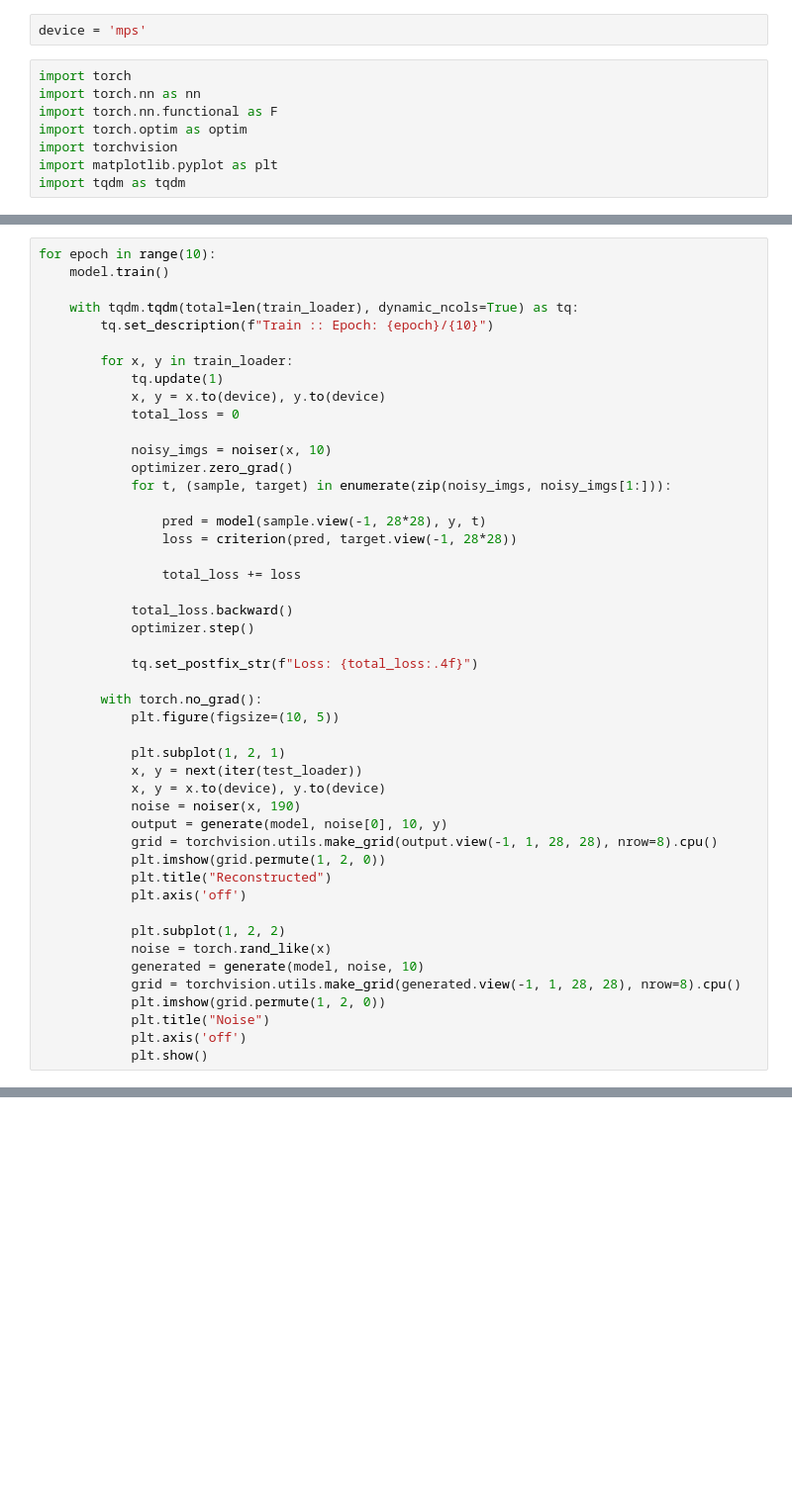
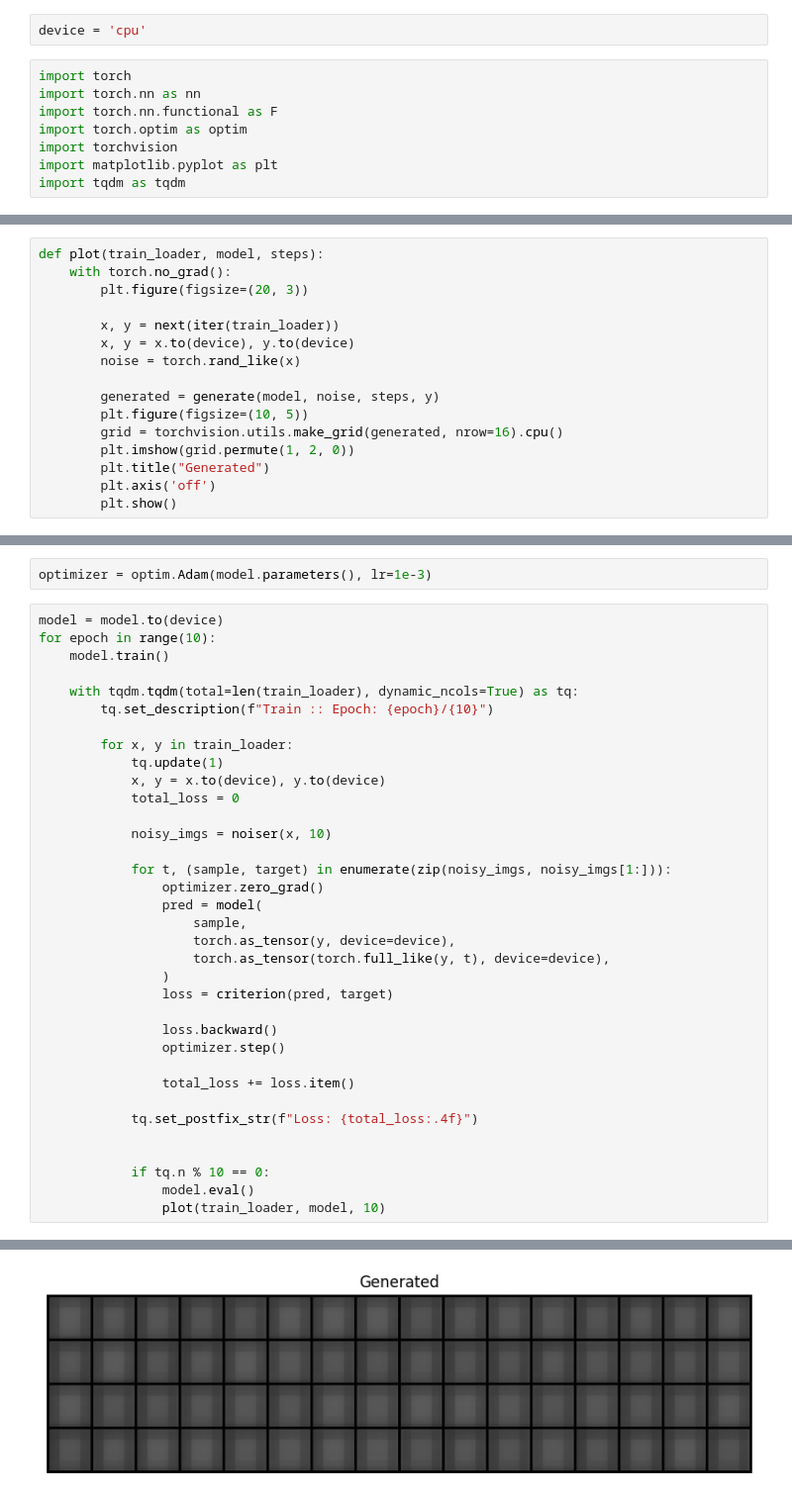
Before and after one commit to karanravindra/nn-zoo, a Jupyter notebook: qmnist/diffusion.ipynb, the cells around one changed output, grey strips where cells are left out. Shown at 99% size. Cells and saved outputs as stored; diff of their text form; blank space fills up the shorter version.

```diff
--- a/qmnist/diffusion.ipynb
+++ b/qmnist/diffusion.ipynb
@@ -1,5 +1,5 @@
 # %%
-device = 'mps'
+device = 'cpu'
 # %%
 import torch
 import torch.nn as nn
@@ -97 +58,17 @@ def generate(model, noise, steps, classes=None):
     return noise
+# %%
+def plot(train_loader, model, steps):
+    with torch.no_grad():
+        plt.figure(figsize=(20, 3))
+
+        x, y = next(iter(train_loader))
+        x, y = x.to(device), y.to(device)
+        noise = torch.rand_like(x)
+
+        generated = generate(model, noise, steps, y)
+        plt.figure(figsize=(10, 5))
+        grid = torchvision.utils.make_grid(generated, nrow=16).cpu()
+        plt.imshow(grid.permute(1, 2, 0))
+        plt.title("Generated")
+        plt.axis('off')
+        plt.show()
@@ -98,4 +200,7 @@ def generate(model, noise, steps, classes=None):
+# %%
+optimizer = optim.Adam(model.parameters(), lr=1e-3)
 # %%
+model = model.to(device)
 for epoch in range(10):
     model.train()
 
@@ -108,38 +213,25 @@ for epoch in range(10):
             total_loss = 0
 
             noisy_imgs = noiser(x, 10)
-            optimizer.zero_grad()
+
             for t, (sample, target) in enumerate(zip(noisy_imgs, noisy_imgs[1:])):
+                optimizer.zero_grad()
+                pred = model(
+                    sample,
+                    torch.as_tensor(y, device=device),
+                    torch.as_tensor(torch.full_like(y, t), device=device),
+                )
+                loss = criterion(pred, target)
 
-                pred = model(sample.view(-1, 28*28), y, t)
-                loss = criterion(pred, target.view(-1, 28*28))
+                loss.backward()
+                optimizer.step()
 
-                total_loss += loss
-
-            total_loss.backward()
-            optimizer.step()
+                total_loss += loss.item()
 
             tq.set_postfix_str(f"Loss: {total_loss:.4f}")
 
-        with torch.no_grad():
-            plt.figure(figsize=(10, 5))
 
-            plt.subplot(1, 2, 1)
-            x, y = next(iter(test_loader))
-            x, y = x.to(device), y.to(device)
-            noise = noiser(x, 190)
-            output = generate(model, noise[0], 10, y)
-            grid = torchvision.utils.make_grid(output.view(-1, 1, 28, 28), nrow=8).cpu()
-            plt.imshow(grid.permute(1, 2, 0))
-            plt.title("Reconstructed")
-            plt.axis('off')
-
-            plt.subplot(1, 2, 2)
-            noise = torch.rand_like(x)
-            generated = generate(model, noise, 10)
-            grid = torchvision.utils.make_grid(generated.view(-1, 1, 28, 28), nrow=8).cpu()
-            plt.imshow(grid.permute(1, 2, 0))
-            plt.title("Noise")
-            plt.axis('off')
-            plt.show()
+            if tq.n % 10 == 0:
+                model.eval()
+                plot(train_loader, model, 10)
 # %% [output]
@@ -146,0 +239 @@ KeyboardInterrupt:
+[figure, added]
```
Also changed, not shown: parts of 10 cells of this notebook, 4 other files.
